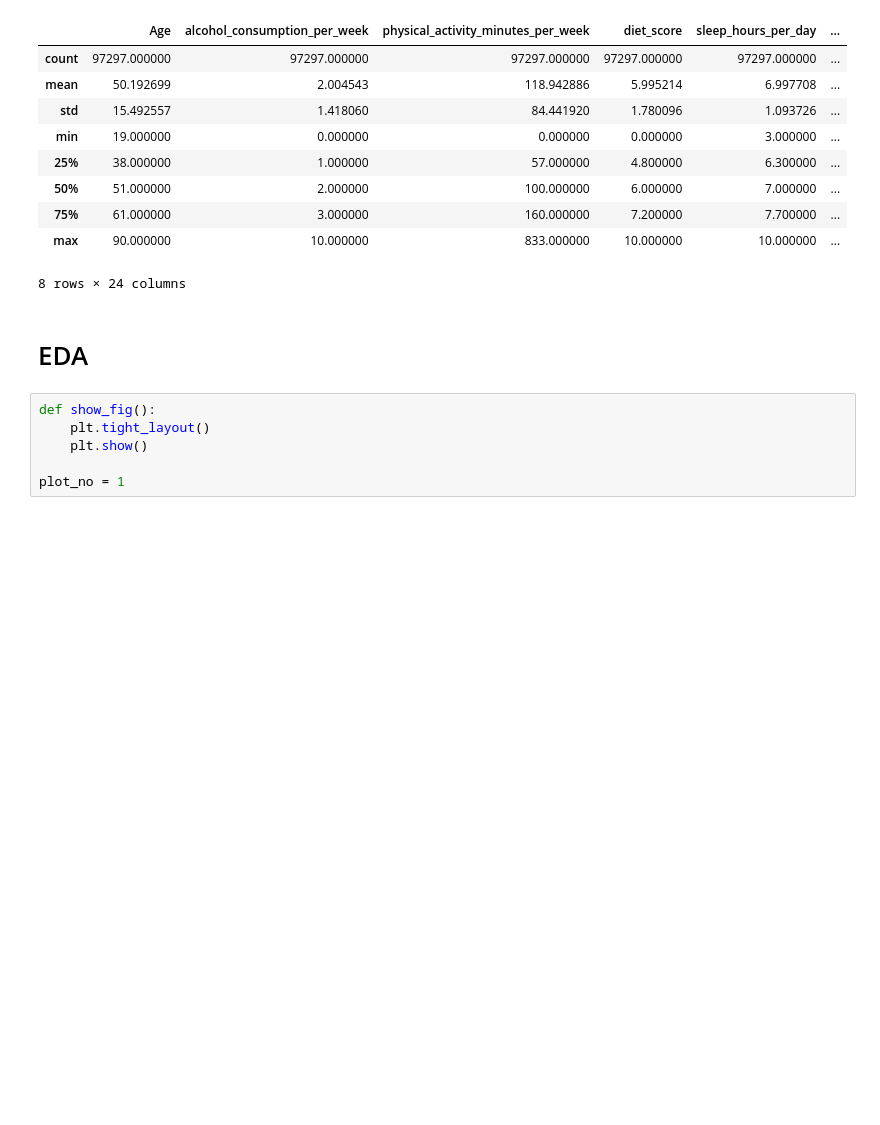
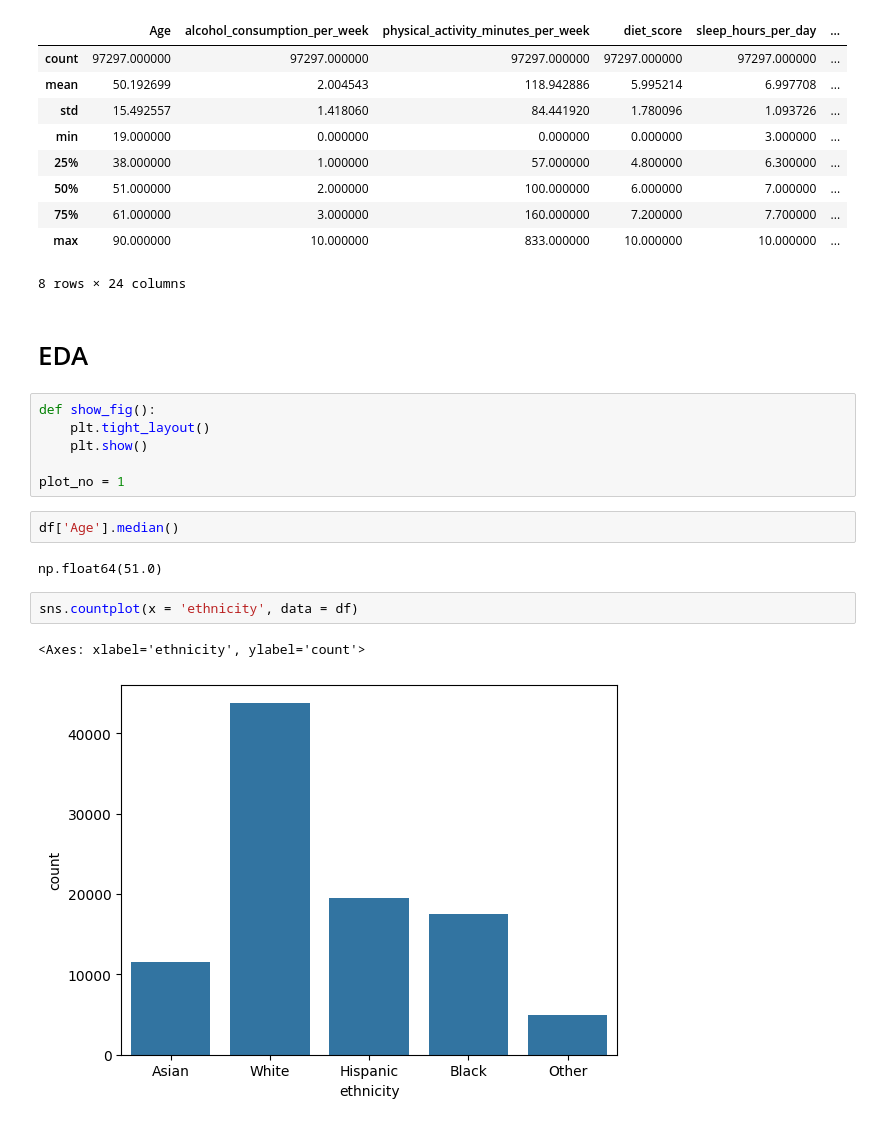
Before and after one commit to lukhi-laksh/Kaggle-Notebooks, a Jupyter notebook: Diabetes and LifeStyle/Diabetes_and_LifeStyle_Dataset.ipynb, the cells around one changed output. Saved outputs shown, nothing was run; the diff lists cells and outputs as text; blank space fills up the shorter version.

```diff
--- a/Diabetes and LifeStyle/Diabetes_and_LifeStyle_Dataset.ipynb
+++ b/Diabetes and LifeStyle/Diabetes_and_LifeStyle_Dataset.ipynb
@@ -166,3 +187,12 @@ def show_fig():
     plt.show()
 
 plot_no = 1
+# %%
+df['Age'].median()
+# %% [output]
+np.float64(51.0)
+# %%
+sns.countplot(x = 'ethnicity', data = df)
+# %% [output]
+<Axes: xlabel='ethnicity', ylabel='count'>
+[figure, added]
```
Also changed, not shown: parts of 3 cells of this notebook, 1 other file.
